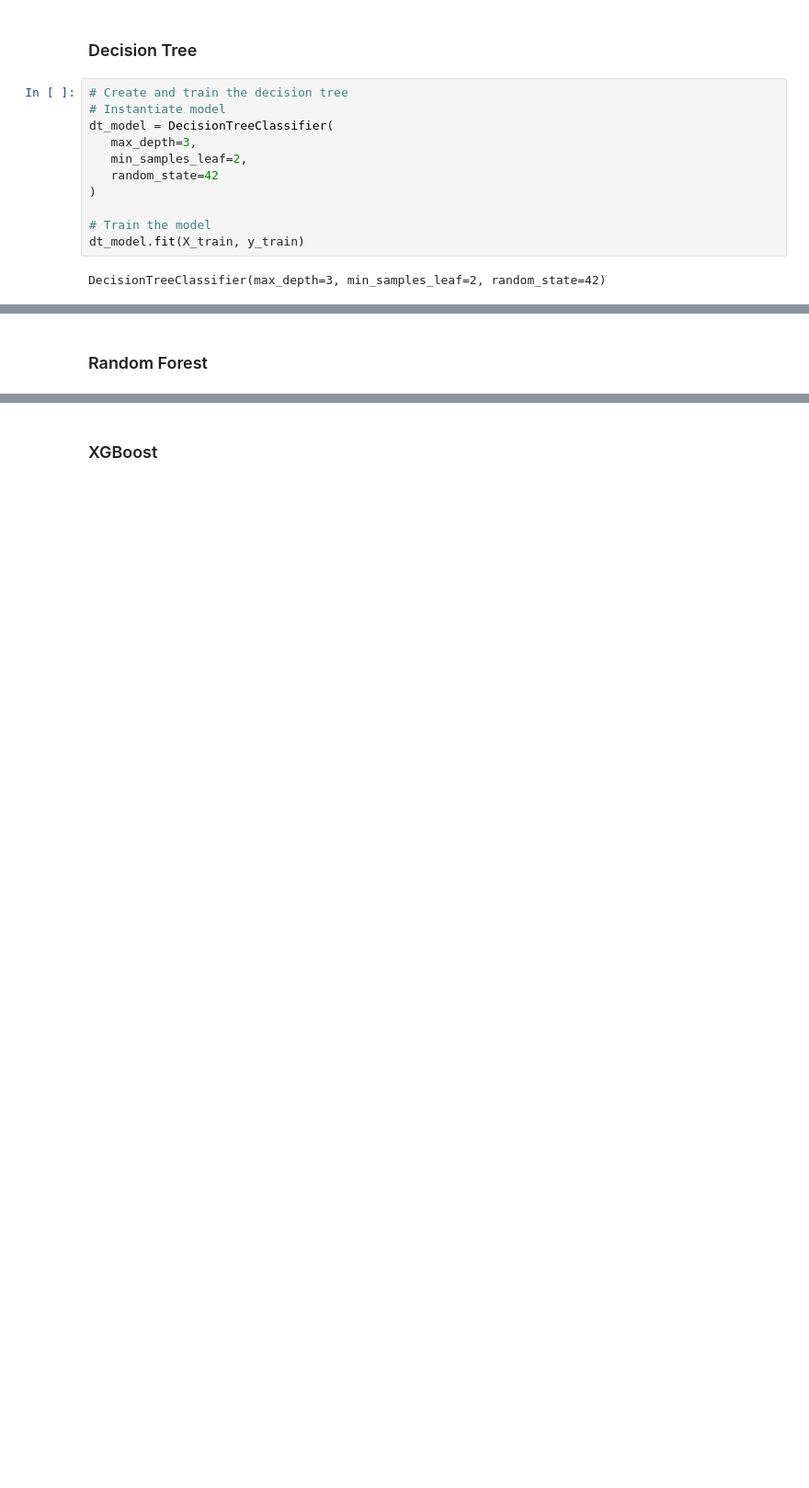
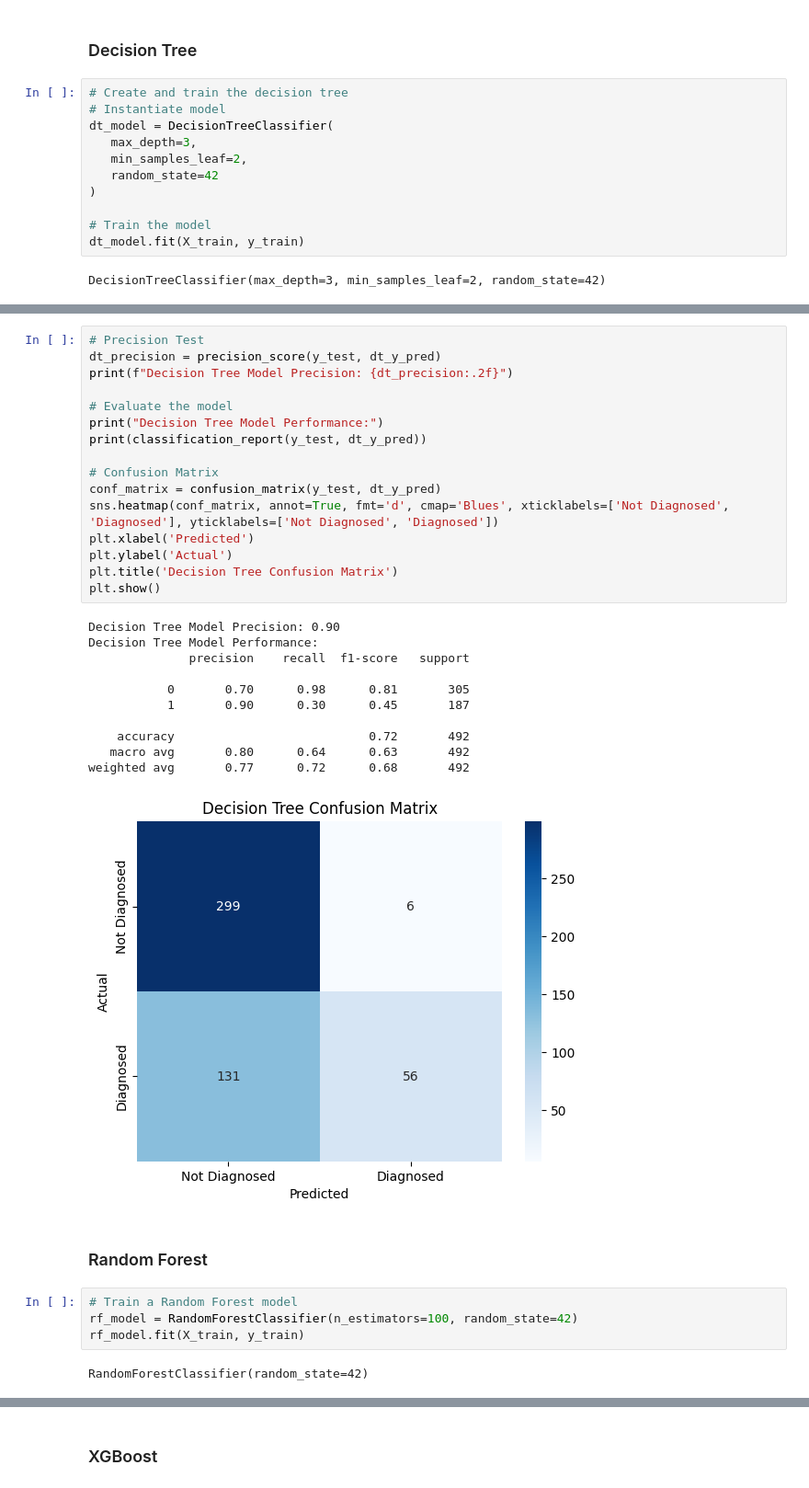
Before and after one commit to naomidb/dsc-capstone-proj2, a Jupyter notebook: DS_Capstone_Notebook_proj2.ipynb, the cells around one changed output, grey strips where cells are left out. Shown at 92% size. Cells and saved outputs as stored; diff of their text form; blank space fills up the shorter version.

```diff
--- a/DS_Capstone_Notebook_proj2.ipynb
+++ b/DS_Capstone_Notebook_proj2.ipynb
@@ -314,2 +367,36 @@ Used in 1 nodes
+# %%
+# Precision Test
+dt_precision = precision_score(y_test, dt_y_pred)
+print(f"Decision Tree Model Precision: {dt_precision:.2f}")
+
+# Evaluate the model
+print("Decision Tree Model Performance:")
+print(classification_report(y_test, dt_y_pred))
+
+# Confusion Matrix
+conf_matrix = confusion_matrix(y_test, dt_y_pred)
+sns.heatmap(conf_matrix, annot=True, fmt='d', cmap='Blues', xticklabels=['Not Diagnosed', 'Diagnosed'], yticklabels=['Not Diagnosed', 'Diagnosed'])
+plt.xlabel('Predicted')
+plt.ylabel('Actual')
+plt.title('Decision Tree Confusion Matrix')
+plt.show()
+# %% [output]
+Decision Tree Model Precision: 0.90
+Decision Tree Model Performance:
+              precision    recall  f1-score   support
+
+           0       0.70      0.98      0.81       305
+           1       0.90      0.30      0.45       187
+
+    accuracy                           0.72       492
+   macro avg       0.80      0.64      0.63       492
+weighted avg       0.77      0.72      0.68       492
+[figure, added]
 # %% [markdown]
 ### Random Forest
+# %%
+# Train a Random Forest model
+rf_model = RandomForestClassifier(n_estimators=100, random_state=42)
+rf_model.fit(X_train, y_train)
+# %% [output]
+RandomForestClassifier(random_state=42)
```
Also changed, not shown: parts of 19 cells of this notebook.
